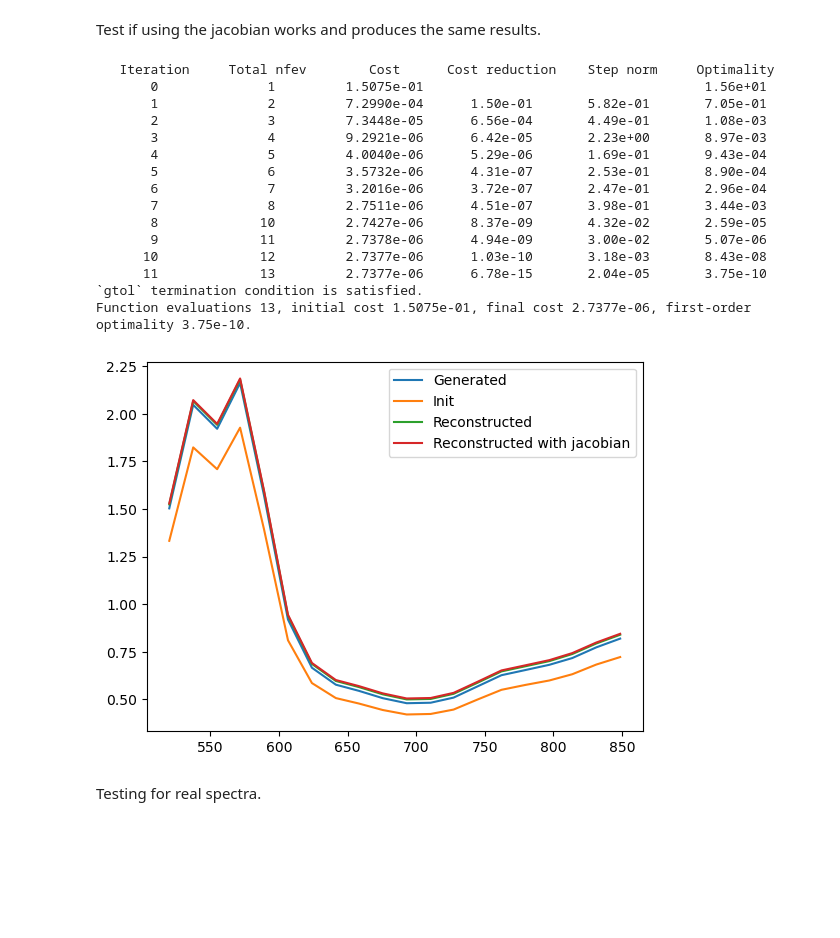
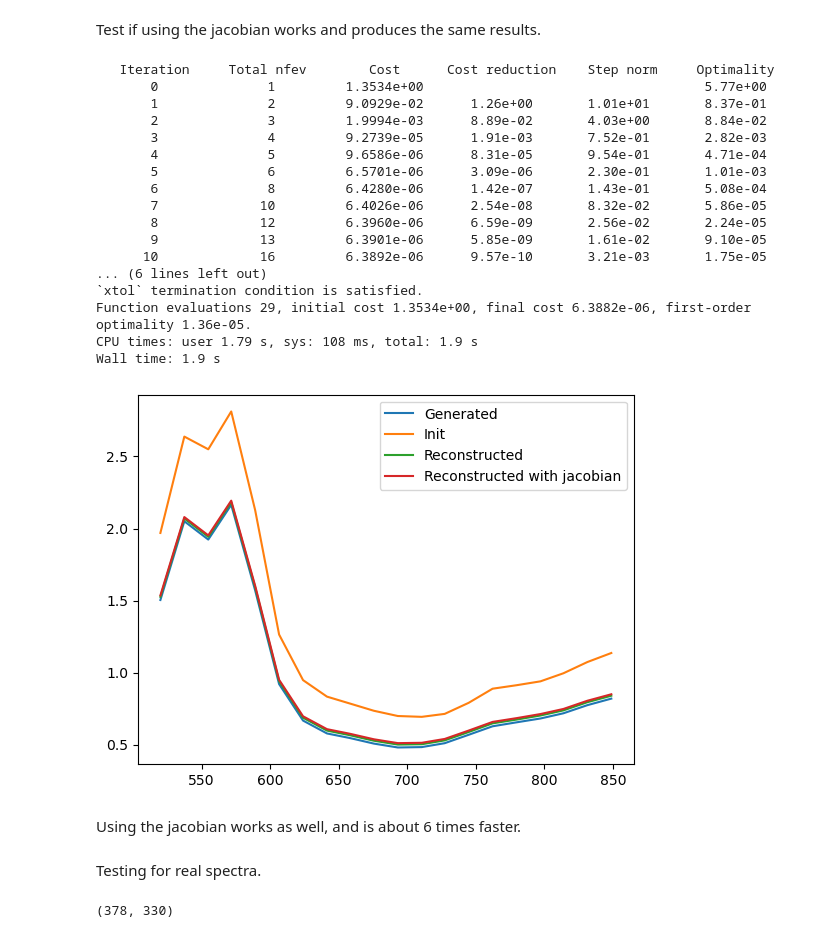
Before and after one commit to leonngl/hyperspectral-fit-idp, a Jupyter notebook: notebooks/mcs_nlls_debugging.ipynb, the cells around one changed output. Cells and saved outputs as stored; diff of their text form; code cells hidden in the pictures; blank space fills up the shorter version.

```diff
--- a/notebooks/mcs_nlls_debugging.ipynb
+++ b/notebooks/mcs_nlls_debugging.ipynb
@@ -199,6 +364,6 @@ array([1.12782599, 1.12252739, 1.12434349, 1.1219275 , 1.1281184 ,
 # %% [markdown]
 Test fitting with single-thread and without jacobian. See if fitting procedure converges to reference gray matter concentrations, when initialized with slightly perturbed reference concentrations.
 # %%
-init_vals = loader.params_ref_gray_matter + np.array([0.00005, 0.000025, 0.000005, 0.0000025, 0.0005, 0.0015, 0.05, 0.005])
+init_vals = loader.params_ref_gray_matter + np.array([0.05, 0.025, 0.001, 0.0005, 0.05, 0.15, 2, 0.5])
 print(init_vals)
 # %% [output]
@@ -215,6 +380,8 @@ loader.params_ref_gray_matter_fraction
 array([3.268e-02, 8.500e-01, 6.400e-03, 1.600e-03, 7.300e-01, 1.000e-01,
        4.080e+01, 3.089e+00])
 # %%
+%%time
+
 params_mcs_flat, errors = concentr_fit_nonlinear(
     A_mcs_generated[:, None],
     loader.wavelengths,
@@ -226,6 +393,7 @@ params_mcs_flat, errors = concentr_fit_nonlinear(
     right_bounds=np.array([1, 1, 0.01, 0.01, 1, 1, 100, 10]),
     is_delta_A=False,
     progress_bar=False,
+    verbosity=2
 )
 # %% [output]
    Iteration     Total nfev        Cost      Cost reduction    Step norm     Optimality
@@ -338,50 +509,59 @@ np.max(np.abs(jac[:, 0, :] - jac_numeric))
 # %% [markdown]
 Test if using the jacobian works and produces the same results.
 # %%
+%%time
+
 params_mcs_flat_jacobian, errors = concentr_fit_nonlinear(
     A_mcs_generated[:, None],
     loader.wavelengths,
     mu_a_matrix,
-    mcs_obj1.A_concentrations,
-    jacobian=mcs_obj1.jacobian_concentrations,
-    ref_vals=init_vals,
+    mcs_obj1.A_blood_fraction,
+    jacobian=mcs_obj1.jacobian_blood_fraction,
+    ref_vals=concentrations_to_blood_fraction(init_vals),
     variables_bool_arr=np.array([True, True, True, True, True, True, True, True]),
     left_bounds=np.array([0, 0, 0, 0, 0, 0, 3, 0.1]),
     right_bounds=np.array([1, 1, 0.01, 0.01, 1, 1, 100, 10]),
     is_delta_A=False,
     progress_bar=False,
+    verbosity=2
 )
 # %% [output]
    Iteration     Total nfev        Cost      Cost reduction    Step norm     Optimality
-       0              1         1.5075e-01                                    1.56e+01
-       1              2         7.2990e-04      1.50e-01       5.82e-01       7.05e-01
-       2              3         7.3448e-05      6.56e-04       4.49e-01       1.08e-03
-       3              4         9.2921e-06      6.42e-05       2.23e+00       8.97e-03
-       4              5         4.0040e-06      5.29e-06       1.69e-01       9.43e-04
-       5              6         3.5732e-06      4.31e-07       2.53e-01       8.90e-04
-       6              7         3.2016e-06      3.72e-07       2.47e-01       2.96e-04
-       7              8         2.7511e-06      4.51e-07       3.98e-01       3.44e-03
-       8             10         2.7427e-06      8.37e-09       4.32e-02       2.59e-05
-       9             11         2.7378e-06      4.94e-09       3.00e-02       5.07e-06
-      10             12         2.7377e-06      1.03e-10       3.18e-03       8.43e-08
-      11             13         2.7377e-06      6.78e-15       2.04e-05       3.75e-10
-`gtol` termination condition is satisfied.
-Function evaluations 13, initial cost 1.5075e-01, final cost 2.7377e-06, first-order optimality 3.75e-10.
+       0              1         1.3534e+00                                    5.77e+00
+       1              2         9.0929e-02      1.26e+00       1.01e+01       8.37e-01
+       2              3         1.9994e-03      8.89e-02       4.03e+00       8.84e-02
+       3              4         9.2739e-05      1.91e-03       7.52e-01       2.82e-03
+       4              5         9.6586e-06      8.31e-05       9.54e-01       4.71e-04
+       5              6         6.5701e-06      3.09e-06       2.30e-01       1.01e-03
+       6              8         6.4280e-06      1.42e-07       1.43e-01       5.08e-04
+       7             10         6.4026e-06      2.54e-08       8.32e-02       5.86e-05
+       8             12         6.3960e-06      6.59e-09       2.56e-02       2.24e-05
+       9             13         6.3901e-06      5.85e-09       1.61e-02       9.10e-05
+      10             16         6.3892e-06      9.57e-10       3.21e-03       1.75e-05
+... (6 lines left out)
+`xtol` termination condition is satisfied.
+Function evaluations 29, initial cost 1.3534e+00, final cost 6.3882e-06, first-order optimality 1.36e-05.
+CPU times: user 1.79 s, sys: 108 ms, total: 1.9 s
+Wall time: 1.9 s
 # %%
-A_reconstr_jacobian = mcs_obj1.A_concentrations(
+A_reconstr_jacobian = mcs_obj1.A_blood_fraction(
     loader.wavelengths,
     mu_a_matrix,
     params_mcs_flat_jacobian[:6, 0],
     *params_mcs_flat_jacobian[-2:, 0]
 )
 # %%
-plot_spectra((A_mcs_generated, A_init_reconstr, A_reconstr + 0.02, A_reconstr_jacobian + 0.025), loader.wavelengths, ["Generated", "Init", "Reconstructed", "Reconstructed with jacobian"])
+plot_spectra((A_mcs_generated, A_init_reconstr, A_reconstr + 0.02, A_reconstr_jacobian + 0.03), loader.wavelengths, ["Generated", "Init", "Reconstructed", "Reconstructed with jacobian"])
 # %% [output]
-[figure, old version]
+[figure, new version]
+# %% [markdown]
+Using the jacobian works as well, and is about 6 times faster.
 # %% [markdown]
 Testing for real spectra.
 # %%
-test_mask = np.zeros_like(loader.label_map)
-test_mask[np.unravel_index(np.random.choice(np.flatnonzero(loader.label_map == 1), size=3, replace=True), labeled_mask.shape)] = True
+test_mask = np.zeros_like(loader.label_map, dtype=bool)
+test_mask[np.unravel_index(np.random.choice(np.flatnonzero(loader.label_map == 1), size=5, replace=True), loader.label_map.shape)] = True
 print(test_mask.shape)
+# %% [output]
+(378, 330)
 # %%
```
Also changed, not shown: parts of 23 cells of this notebook, 3 other files.
